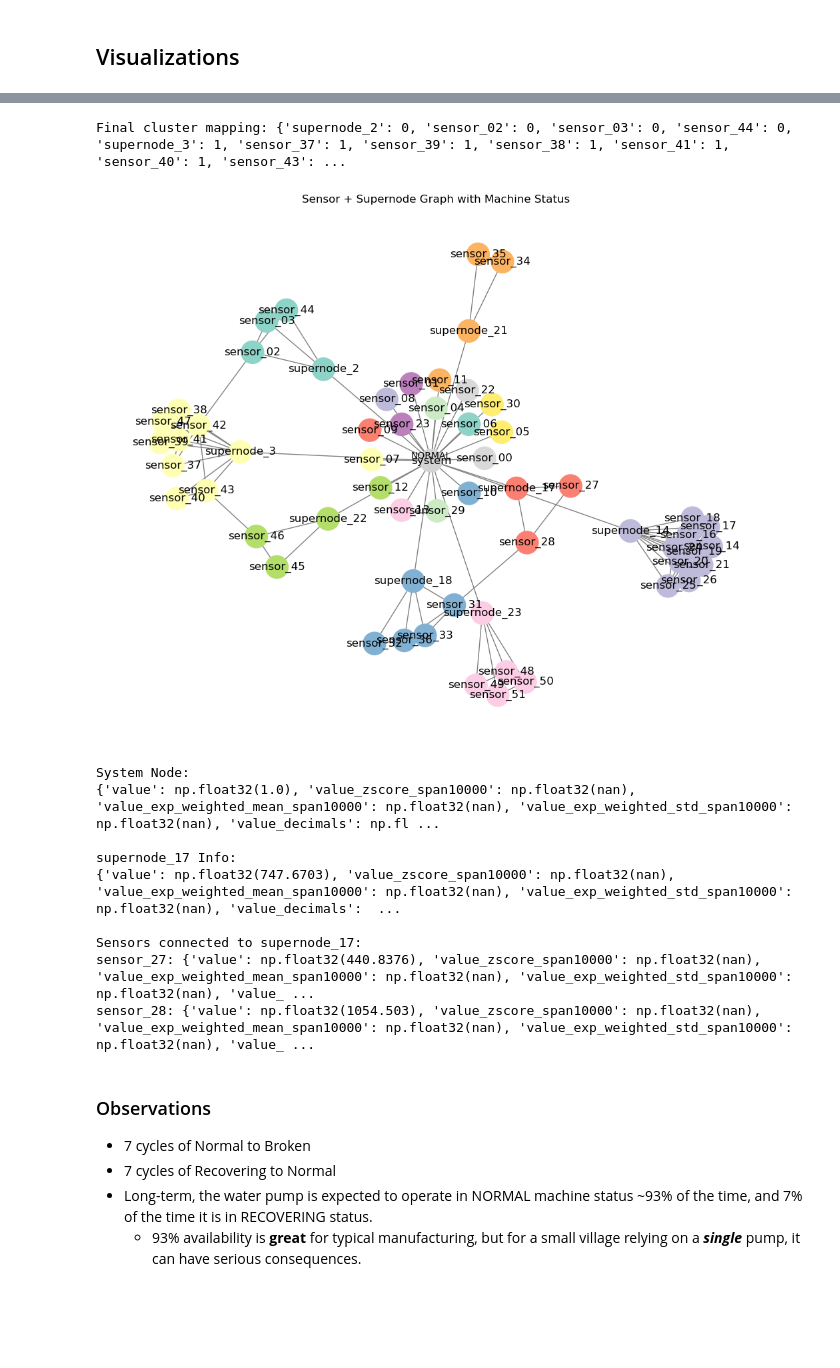
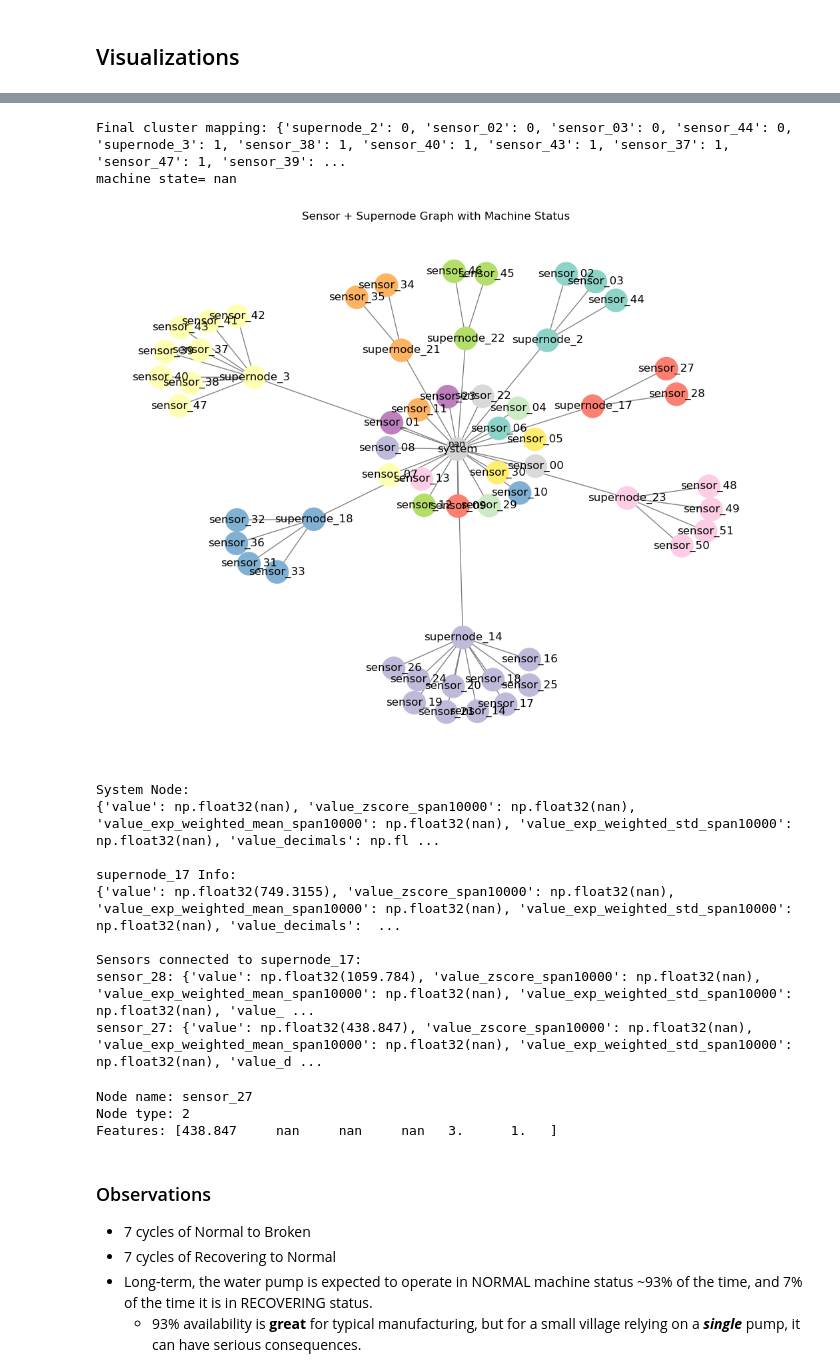
Before and after one commit to jrwoodwa/graph-based-predictive-maintenance, a Jupyter notebook: PredictiveMaintenance.ipynb, the cells around one changed output, grey strips where cells are left out. Drawn from its saved outputs; the diff is of its cells as text; code cells hidden in the pictures; blank space fills up the shorter version.

```diff
--- a/PredictiveMaintenance.ipynb
+++ b/PredictiveMaintenance.ipynb
@@ -1346,12 +1445,14 @@ import networkx as nx
 from torch_geometric.utils import to_networkx
 import numpy as np
 
-data = test_graphs[2]
+data = test_graphs[0]
 
 # ---------------------
 # 0. Prepare sensor index map for correlation lookup
 # ---------------------
-sensor_idx_map = {sensor: i for i, sensor in enumerate(all_sensors)}
+# sensor_idx_map = {sensor: i for i, sensor in enumerate(all_sensors)}
+sensor_nodes = [n for n, t in zip(data.node_name, data.node_type) if t == 2]
+sensor_idx_map = {sensor: i for i, sensor in enumerate(sensor_nodes)}
 
 
 # ---------------------
@@ -1389,49 +1490,77 @@ for node in G.nodes():
 print("Final cluster mapping:", cluster_map)
 
 # ---------------------
 # 3. Add features from PyG data
 # ---------------------
 for i, name in enumerate(data.node_name):
     ntype = data.node_type[i].item()
     feat_values = data.x[i].numpy()  # node features as numpy array
+
+    # assign normal features
     for j, suffix in enumerate(feature_suffixes):
         G.nodes[name][suffix.strip('_')] = feat_values[j]
+
+    # assign extra feature (e.g., machine status) if it exists
+    if len(feat_values) > len(feature_suffixes):
+        G.nodes[name]['machine_status'] = feat_values[-1]
+
     G.nodes[name]['node_type'] = ntype
+
+
 
 # ---------------------
 # 3b. Add edge weights based on correlation
 # ---------------------
 for u, v in G.edges():
     # system or supernode edges → keep weight = 1.0
     if u == "system" or v == "system" or u.startswith("supernode_") or v.startswith("supernode_"):
         G.edges[u, v]['weight'] = 1.0
     else:
         # both are sensor nodes, lookup correlation
         i, j = sensor_idx_map[u], sensor_idx_map[v]
         corr_val = corr_matrix[i, j] if not np.isnan(corr_matrix[i, j]) else 0.0
         G.edges[u, v]['weight'] = float(corr_val)
 
 # ---------------------
 # 4. Pick row for visualization
 # ---------------------
-row_idx = df_sensor.index[df_sensor['CycleID'] == data.cycle_id][0]
+node_features = {name: feat for name, feat in zip(data.node_name, data.x.numpy())}
 
-# ---------------------
-# 5. Visualize
-# ---------------------
-visualize_sensor_graph(G, cluster_map, df_sensor, row_idx=row_idx)
+
+# 5. Extract system node status from PyG data
+machine_status_val = data.x[0, 0].item()  # first feature of system node
+print(f'machine state= {machine_status_val}')
+
+# 6. Visualize
+visualize_sensor_graph(G, cluster_map, machine_status_val=machine_status_val)
 # %% [output]
-Final cluster mapping: {'supernode_2': 0, 'sensor_02': 0, 'sensor_03': 0, 'sensor_44': 0, 'supernode_3': 1, 'sensor_37': 1, 'sensor_39': 1, 'sensor_38': 1, 'sensor_41': 1, 'sensor_40': 1, 'sensor_43': ...
+Final cluster mapping: {'supernode_2': 0, 'sensor_02': 0, 'sensor_03': 0, 'sensor_44': 0, 'supernode_3': 1, 'sensor_38': 1, 'sensor_40': 1, 'sensor_43': 1, 'sensor_37': 1, 'sensor_47': 1, 'sensor_39': ...
+machine state= nan
-[figure, old version]
+[figure, new version]
 System Node:
-{'value': np.float32(1.0), 'value_zscore_span10000': np.float32(nan), 'value_exp_weighted_mean_span10000': np.float32(nan), 'value_exp_weighted_std_span10000': np.float32(nan), 'value_decimals': np.fl ...
+{'value': np.float32(nan), 'value_zscore_span10000': np.float32(nan), 'value_exp_weighted_mean_span10000': np.float32(nan), 'value_exp_weighted_std_span10000': np.float32(nan), 'value_decimals': np.fl ...
 
 supernode_17 Info:
-{'value': np.float32(747.6703), 'value_zscore_span10000': np.float32(nan), 'value_exp_weighted_mean_span10000': np.float32(nan), 'value_exp_weighted_std_span10000': np.float32(nan), 'value_decimals':  ...
+{'value': np.float32(749.3155), 'value_zscore_span10000': np.float32(nan), 'value_exp_weighted_mean_span10000': np.float32(nan), 'value_exp_weighted_std_span10000': np.float32(nan), 'value_decimals':  ...
 
 Sensors connected to supernode_17:
-sensor_27: {'value': np.float32(440.8376), 'value_zscore_span10000': np.float32(nan), 'value_exp_weighted_mean_span10000': np.float32(nan), 'value_exp_weighted_std_span10000': np.float32(nan), 'value_ ...
-sensor_28: {'value': np.float32(1054.503), 'value_zscore_span10000': np.float32(nan), 'value_exp_weighted_mean_span10000': np.float32(nan), 'value_exp_weighted_std_span10000': np.float32(nan), 'value_ ...
+sensor_28: {'value': np.float32(1059.784), 'value_zscore_span10000': np.float32(nan), 'value_exp_weighted_mean_span10000': np.float32(nan), 'value_exp_weighted_std_span10000': np.float32(nan), 'value_ ...
+sensor_27: {'value': np.float32(438.847), 'value_zscore_span10000': np.float32(nan), 'value_exp_weighted_mean_span10000': np.float32(nan), 'value_exp_weighted_std_span10000': np.float32(nan), 'value_d ...
+# %%
+# find index for a given node name
+target_name = "sensor_27"  # example
+node_idx = data.node_name.index(target_name)
+
+node_features = data.x[node_idx].numpy()
+node_type = data.node_type[node_idx].item()
+
+print("Node name:", target_name)
+print("Node type:", node_type)
+print("Features:", node_features)
+# %% [output]
+Node name: sensor_27
+Node type: 2
+Features: [438.847     nan     nan     nan   3.      1.   ]
 # %%
 data.cycle_id
 # %%
```
Also changed, not shown: parts of 24 cells of this notebook, 1 other file.
